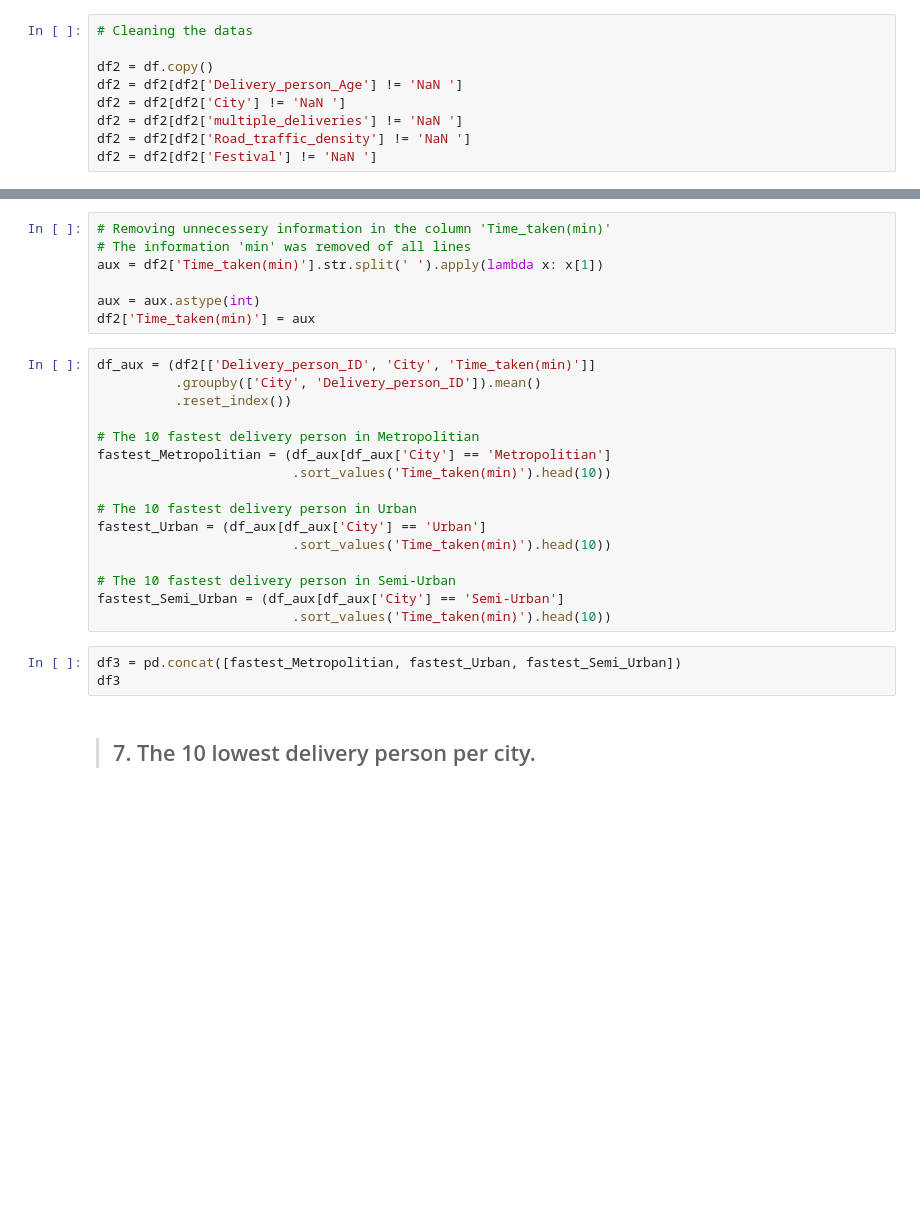
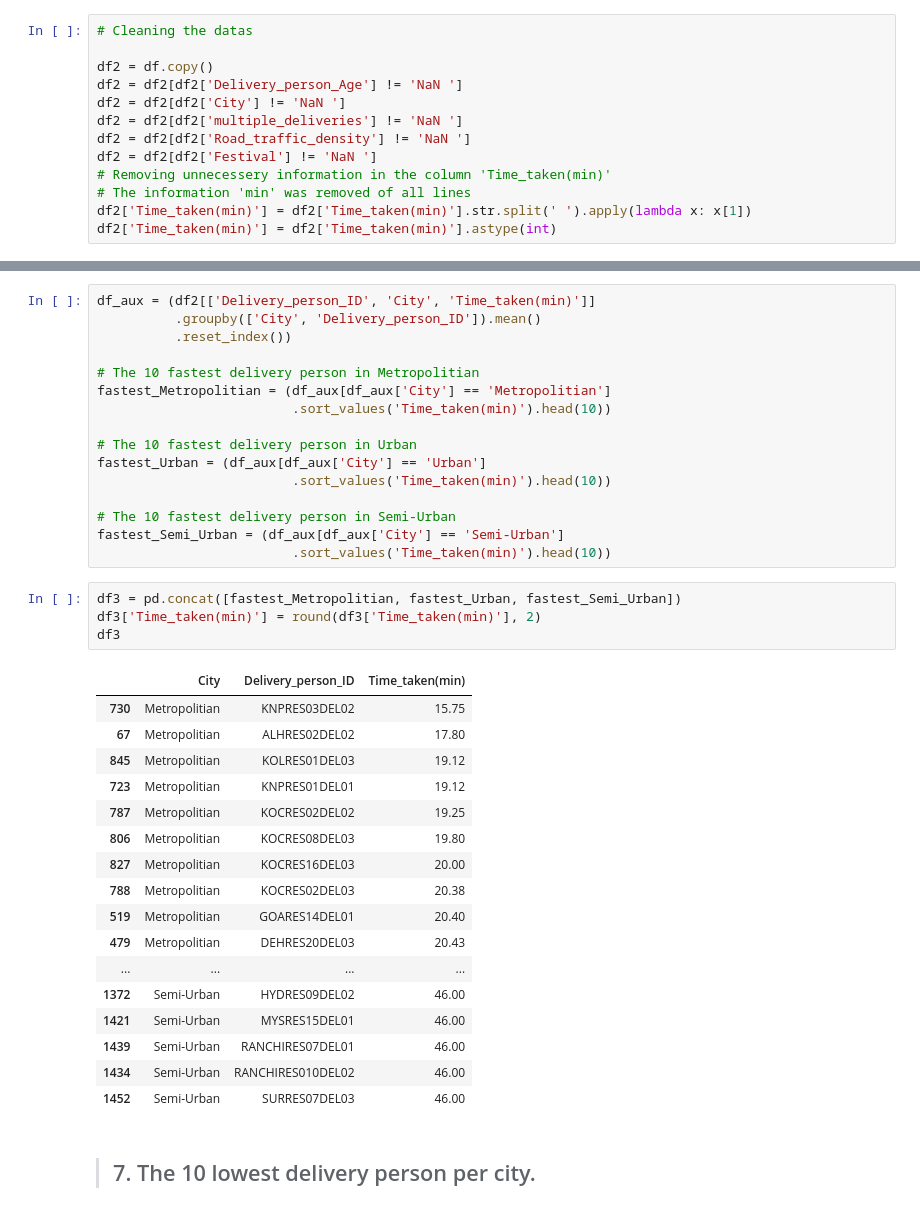
Before and after one commit to JOAO-PAULO-BARBOZA/LEARNING, a Jupyter notebook: Data_Sciense/Comunidade_DS/FTC/Ciclo_05_Transformacao.ipynb, the cells around one changed output, grey strips where cells are left out. Saved outputs shown, nothing was run; the diff lists cells and outputs as text; blank space fills up the shorter version.

```diff
--- a/Data_Sciense/Comunidade_DS/FTC/Ciclo_05_Transformacao.ipynb
+++ b/Data_Sciense/Comunidade_DS/FTC/Ciclo_05_Transformacao.ipynb
@@ -18,6 +23,10 @@ df2 = df2[df2['City'] != 'NaN ']
 df2 = df2[df2['multiple_deliveries'] != 'NaN ']
 df2 = df2[df2['Road_traffic_density'] != 'NaN ']
 df2 = df2[df2['Festival'] != 'NaN ']
+# Removing unnecessery information in the column 'Time_taken(min)'
+# The information 'min' was removed of all lines
+df2['Time_taken(min)'] = df2['Time_taken(min)'].str.split(' ').apply(lambda x: x[1])
+df2['Time_taken(min)'] = df2['Time_taken(min)'].astype(int)
 # %% [markdown]
 - ## Converting the column Age from text to number
 # %%
@@ -178,12 +265,5 @@ std_avg_rating_by_weatherconditions
 # %% [markdown]
 >## 6. The 10 fastest delivery person  per city.
-# %%
-# Removing unnecessery information in the column 'Time_taken(min)'
-# The information 'min' was removed of all lines
-aux = df2['Time_taken(min)'].str.split(' ').apply(lambda x: x[1])
-
-aux = aux.astype(int)
-df2['Time_taken(min)'] = aux
 # %%
 df_aux = (df2[['Delivery_person_ID', 'City', 'Time_taken(min)']]
           .groupby(['City', 'Delivery_person_ID']).mean()
@@ -202,7 +282,26 @@ fastest_Semi_Urban = (df_aux[df_aux['City'] == 'Semi-Urban']
                          .sort_values('Time_taken(min)').head(10))
 # %%
 df3 = pd.concat([fastest_Metropolitian, fastest_Urban, fastest_Semi_Urban])
+df3['Time_taken(min)'] = round(df3['Time_taken(min)'], 2)
 df3
+# %% [output]
+|  | City | Delivery_person_ID | Time_taken(min) |
+| 730 | Metropolitian | KNPRES03DEL02 | 15.75 |
+| 67 | Metropolitian | ALHRES02DEL02 | 17.80 |
+| 845 | Metropolitian | KOLRES01DEL03 | 19.12 |
+| 723 | Metropolitian | KNPRES01DEL01 | 19.12 |
+| 787 | Metropolitian | KOCRES02DEL02 | 19.25 |
+| 806 | Metropolitian | KOCRES08DEL03 | 19.80 |
+| 827 | Metropolitian | KOCRES16DEL03 | 20.00 |
+| 788 | Metropolitian | KOCRES02DEL03 | 20.38 |
+| 519 | Metropolitian | GOARES14DEL01 | 20.40 |
+| 479 | Metropolitian | DEHRES20DEL03 | 20.43 |
+| ... | ... | ... | ... |
+| 1372 | Semi-Urban | HYDRES09DEL02 | 46.00 |
+| 1421 | Semi-Urban | MYSRES15DEL01 | 46.00 |
+| 1439 | Semi-Urban | RANCHIRES07DEL01 | 46.00 |
+| 1434 | Semi-Urban | RANCHIRES010DEL02 | 46.00 |
+| 1452 | Semi-Urban | SURRES07DEL03 | 46.00 |
 # %% [markdown]
 >## 7. The 10 lowest delivery person  per city.
 # %%
```
Also changed, not shown: parts of 21 cells of this notebook, 4 other files.
